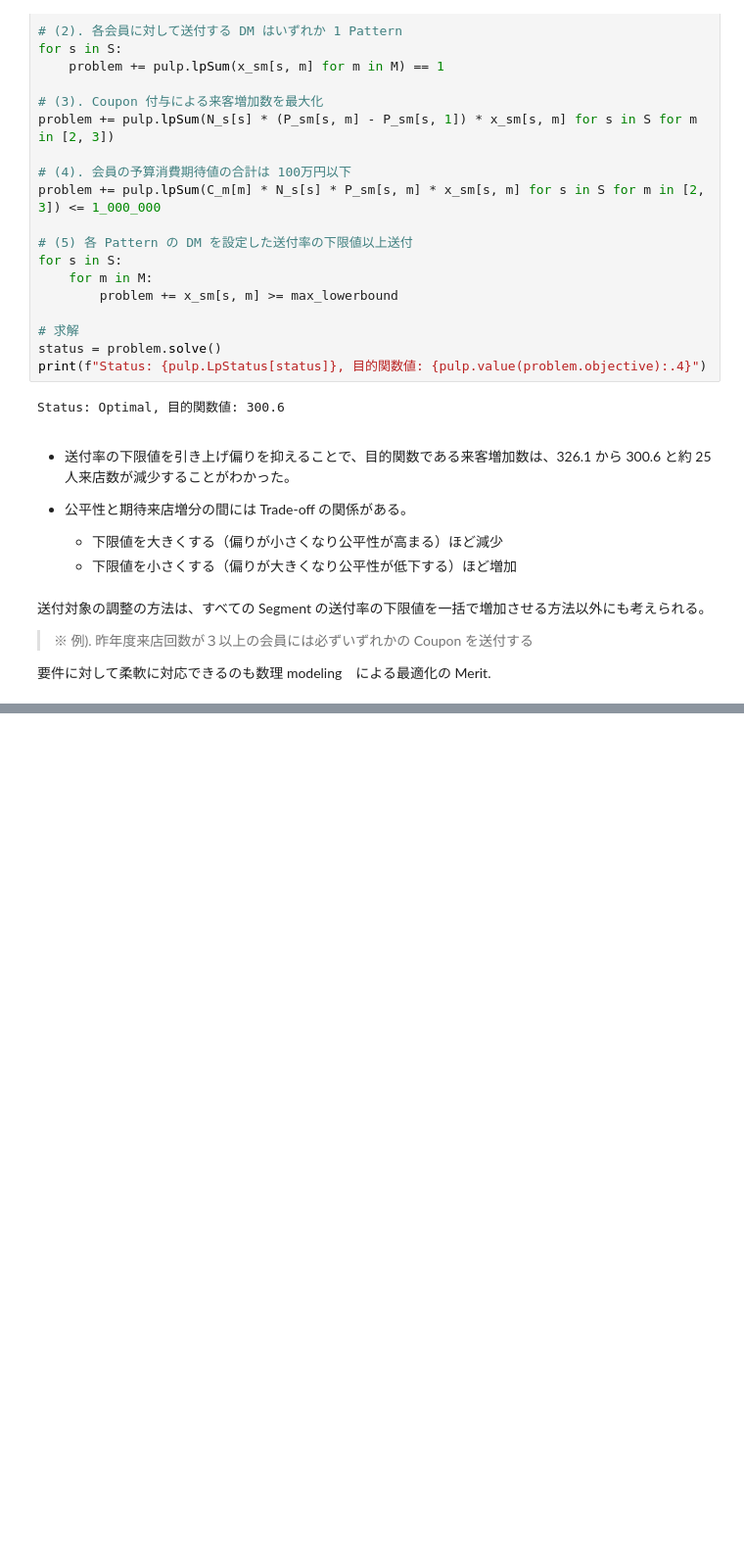
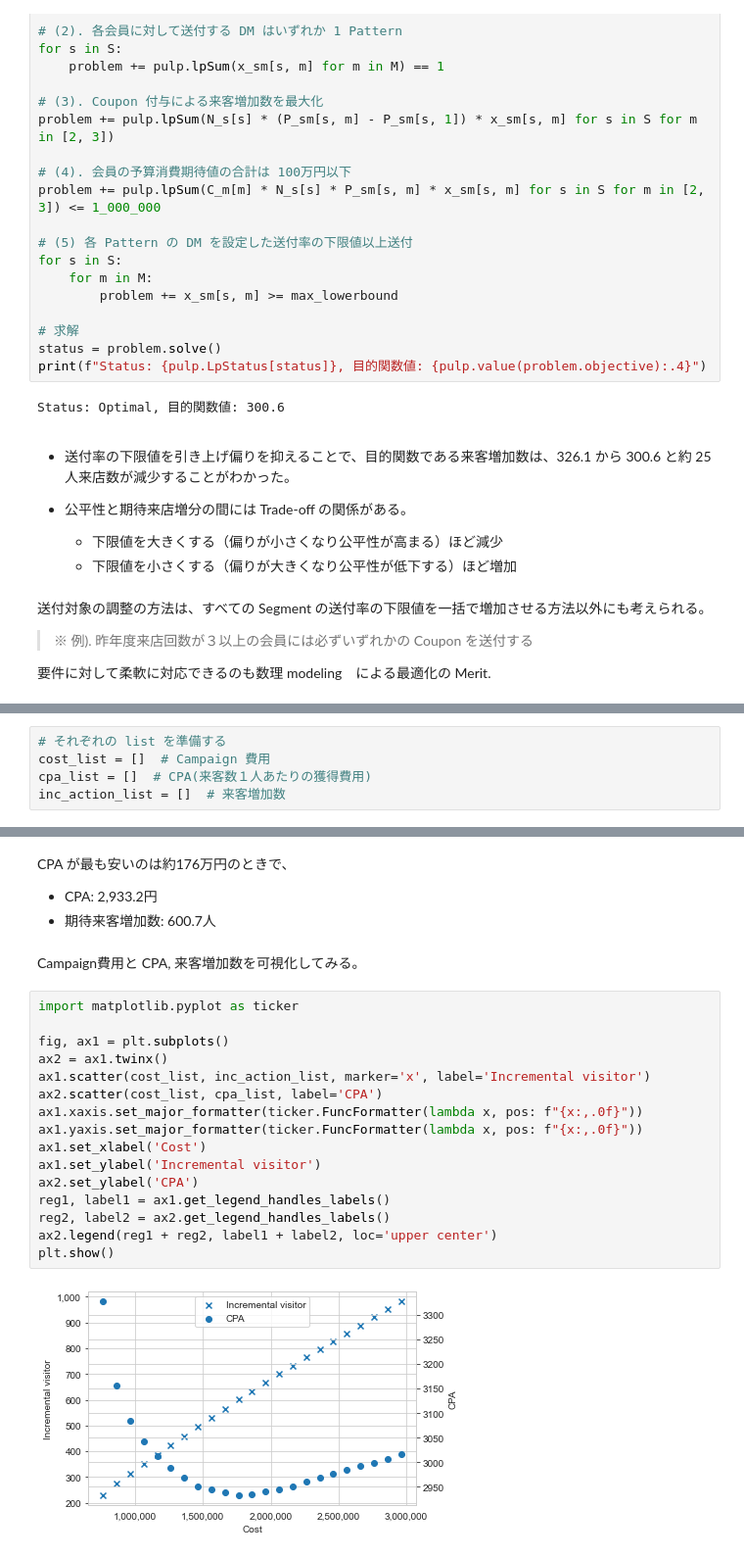
Before and after one commit to 1024xx4/py_mathematical_optimization, a Jupyter notebook: 4_coupon/coupon.ipynb, the cells around one changed output, grey strips where cells are left out. Shown at 98% size. Cells and saved outputs as stored; diff of their text form; blank space fills up the shorter version.

```diff
--- a/4_coupon/coupon.ipynb
+++ b/4_coupon/coupon.ipynb
@@ -650,0 +662,5 @@ Status: Optimal, 目的関数値: 300.6
+# %%
+# それぞれの list を準備する
+cost_list = []  # Campaign 費用
+cpa_list = []  # CPA(来客数１人あたりの獲得費用)
+inc_action_list = []  # 来客増加数
@@ -650,0 +721,24 @@ Status: Optimal, 目的関数値: 300.6
+# %% [markdown]
+CPA が最も安いのは約176万円のときで、
+- CPA: 2,933.2円
+- 期待来客増加数: 600.7人
+# %% [markdown]
+Campaign費用と CPA, 来客増加数を可視化してみる。
+# %%
+import matplotlib.pyplot as ticker
+
+fig, ax1 = plt.subplots()
+ax2 = ax1.twinx()
+ax1.scatter(cost_list, inc_action_list, marker='x', label='Incremental visitor')
+ax2.scatter(cost_list, cpa_list, label='CPA')
+ax1.xaxis.set_major_formatter(ticker.FuncFormatter(lambda x, pos: f"{x:,.0f}"))
+ax1.yaxis.set_major_formatter(ticker.FuncFormatter(lambda x, pos: f"{x:,.0f}"))
+ax1.set_xlabel('Cost')
+ax1.set_ylabel('Incremental visitor')
+ax2.set_ylabel('CPA')
+reg1, label1 = ax1.get_legend_handles_labels()
+reg2, label2 = ax2.get_legend_handles_labels()
+ax2.legend(reg1 + reg2, label1 + label2, loc='upper center')
+plt.show()
+# %% [output]
+[figure, added]
```
Also changed, not shown: parts of 5 cells of this notebook.
